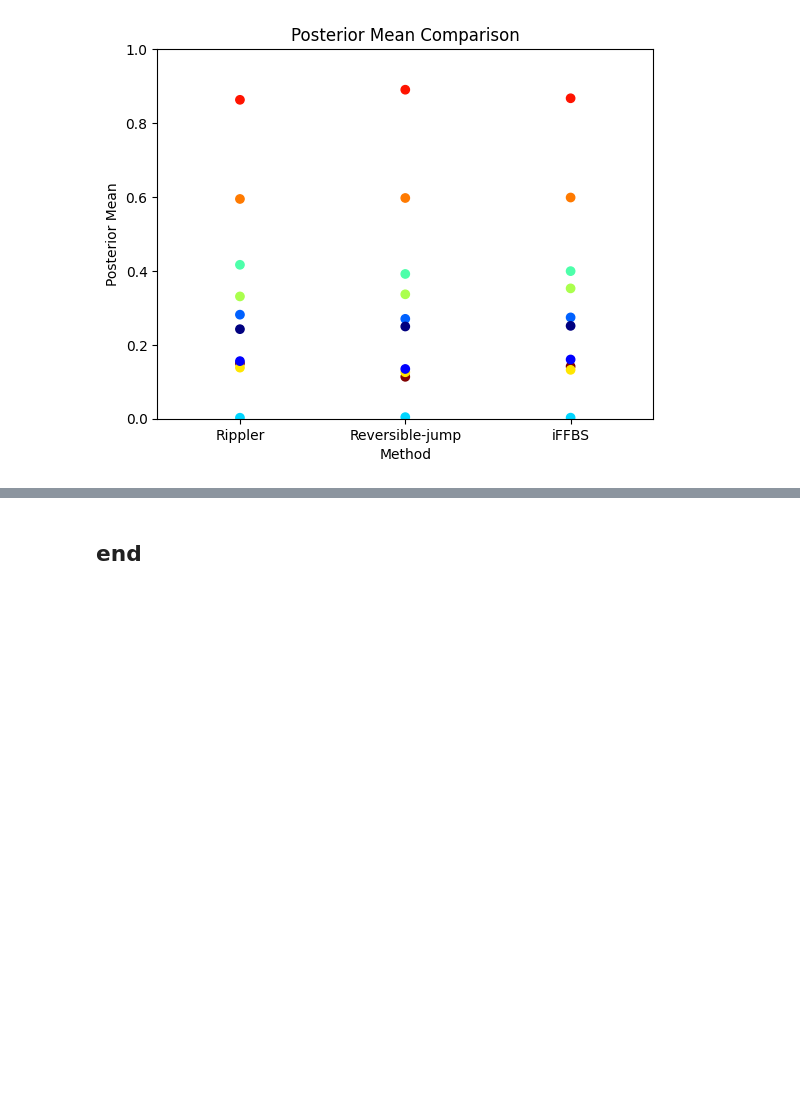
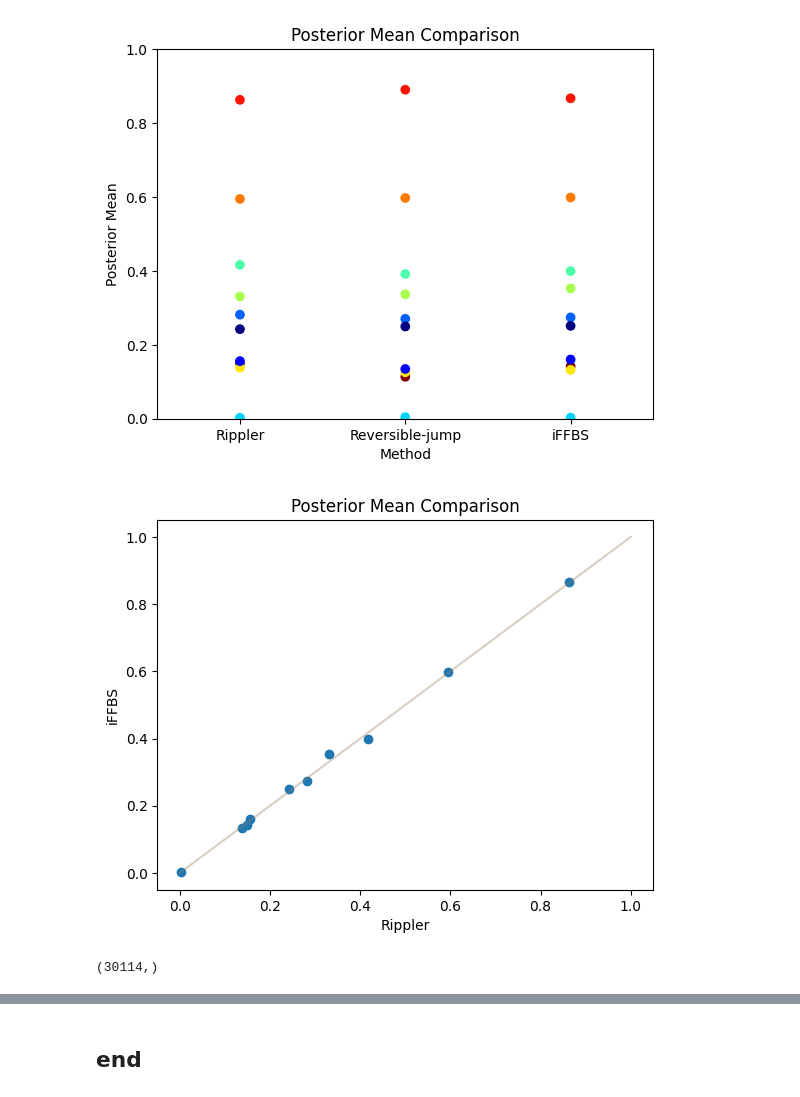
Before and after one commit to neilljn/AntiDOTE_Methods, a Jupyter notebook: experiments/sim_study_rippler/results.ipynb, the cells around one changed output, grey strips where cells are left out. Cells and saved outputs as stored; diff of their text form; code cells hidden in the pictures; blank space fills up the shorter version.

Commit message:
comparing posterior means again

```diff
--- a/experiments/sim_study_rippler/results.ipynb
+++ b/experiments/sim_study_rippler/results.ipynb
@@ -959,3 +1017,17 @@ plt.ylabel("Posterior Mean")
 plt.show()
 # %% [output]
 [figure]
+# %%
+# plotting the results
+plt.scatter(X_mean_rippler,X_mean_iFFBS)
+plt.plot(np.array([[0,0],[1,1]]),alpha=0.2)
+plt.xlabel("Rippler")
+plt.ylabel("iFFBS")
+plt.title("Posterior Mean Comparison")
+plt.show()
+# %% [output]
+[figure, added]
+# %%
+X_mean.reshape((N*(T+1),))
+# %% [output]
+(30114,)
```
Also changed, not shown: parts of 9 cells of this notebook.
